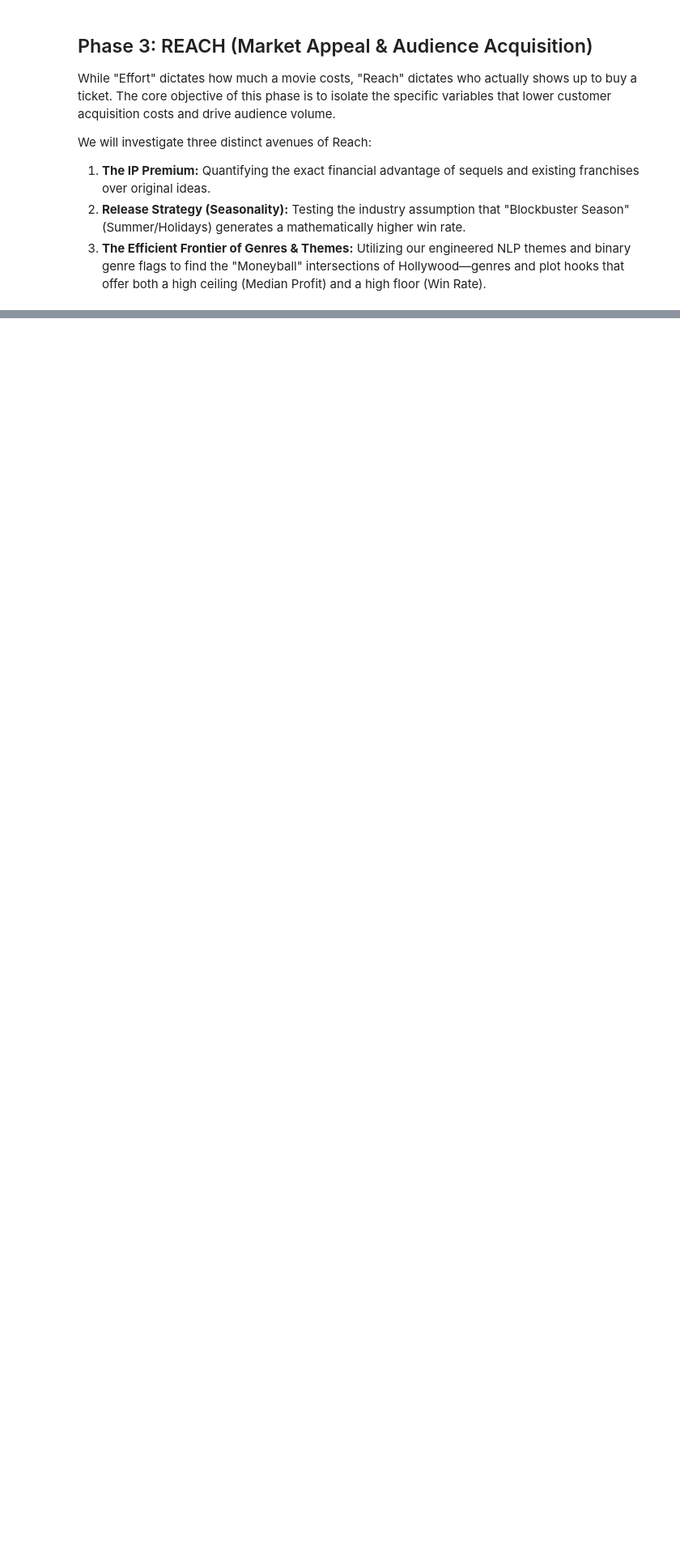
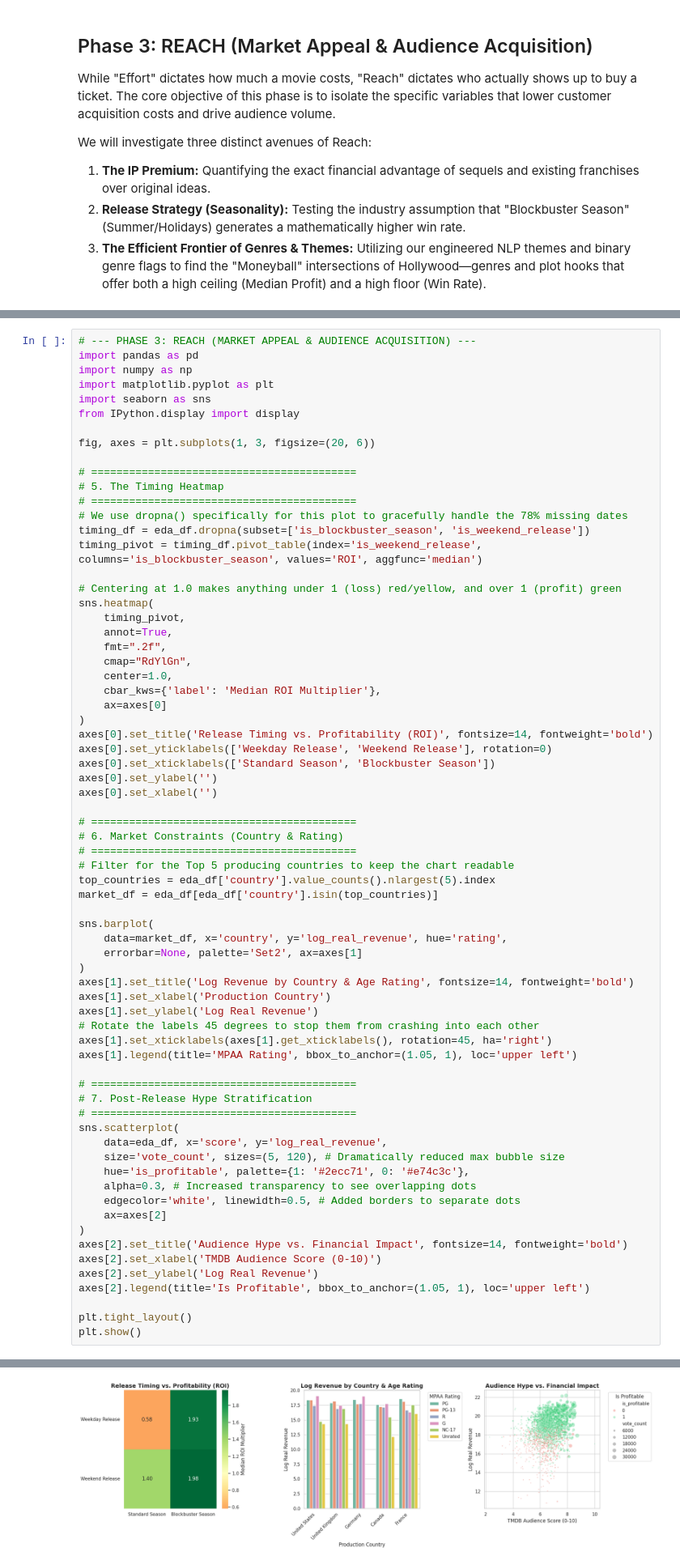
Before and after one commit to JohnnySolo/Data-Analysis-Project---Blockbuster-Movies, a Jupyter notebook: EDA_Notebook_4th_edition.ipynb, the cells around one changed output, grey strips where cells are left out. Shown at 81% size. Drawn from its saved outputs; the diff is of its cells as text; blank space fills up the shorter version.

```diff
--- a/EDA_Notebook_4th_edition.ipynb
+++ b/EDA_Notebook_4th_edition.ipynb
@@ -502,0 +610,70 @@ Passing `palette` without assigning `hue` is deprecated and will be removed in v
+# %%
+# --- PHASE 3: REACH (MARKET APPEAL & AUDIENCE ACQUISITION) ---
+import pandas as pd
+import numpy as np
+import matplotlib.pyplot as plt
+import seaborn as sns
+from IPython.display import display
+
+fig, axes = plt.subplots(1, 3, figsize=(20, 6))
+
+# ==========================================
+# 5. The Timing Heatmap
+# ==========================================
+# We use dropna() specifically for this plot to gracefully handle the 78% missing dates
+timing_df = eda_df.dropna(subset=['is_blockbuster_season', 'is_weekend_release'])
+timing_pivot = timing_df.pivot_table(index='is_weekend_release', columns='is_blockbuster_season', values='ROI', aggfunc='median')
+
+# Centering at 1.0 makes anything under 1 (loss) red/yellow, and over 1 (profit) green
+sns.heatmap(
+    timing_pivot,
+    annot=True,
+    fmt=".2f",
+    cmap="RdYlGn",
+    center=1.0,
+    cbar_kws={'label': 'Median ROI Multiplier'},
+    ax=axes[0]
+)
+axes[0].set_title('Release Timing vs. Profitability (ROI)', fontsize=14, fontweight='bold')
+axes[0].set_yticklabels(['Weekday Release', 'Weekend Release'], rotation=0)
+axes[0].set_xticklabels(['Standard Season', 'Blockbuster Season'])
+axes[0].set_ylabel('')
+axes[0].set_xlabel('')
+
+# ==========================================
+# 6. Market Constraints (Country & Rating)
+# ==========================================
+# Filter for the Top 5 producing countries to keep the chart readable
+top_countries = eda_df['country'].value_counts().nlargest(5).index
+market_df = eda_df[eda_df['country'].isin(top_countries)]
+
+sns.barplot(
+    data=market_df, x='country', y='log_real_revenue', hue='rating',
+    errorbar=None, palette='Set2', ax=axes[1]
+)
+axes[1].set_title('Log Revenue by Country & Age Rating', fontsize=14, fontweight='bold')
+axes[1].set_xlabel('Production Country')
+axes[1].set_ylabel('Log Real Revenue')
+# Rotate the labels 45 degrees to stop them from crashing into each other
+axes[1].set_xticklabels(axes[1].get_xticklabels(), rotation=45, ha='right')
+axes[1].legend(title='MPAA Rating', bbox_to_anchor=(1.05, 1), loc='upper left')
+
+# ==========================================
+# 7. Post-Release Hype Stratification
+# ==========================================
+sns.scatterplot(
+    data=eda_df, x='score', y='log_real_revenue',
+    size='vote_count', sizes=(5, 120), # Dramatically reduced max bubble size
+    hue='is_profitable', palette={1: '#2ecc71', 0: '#e74c3c'},
+    alpha=0.3, # Increased transparency to see overlapping dots
+    edgecolor='white', linewidth=0.5, # Added borders to separate dots
+    ax=axes[2]
+)
+axes[2].set_title('Audience Hype vs. Financial Impact', fontsize=14, fontweight='bold')
+axes[2].set_xlabel('TMDB Audience Score (0-10)')
+axes[2].set_ylabel('Log Real Revenue')
+axes[2].legend(title='Is Profitable', bbox_to_anchor=(1.05, 1), loc='upper left')
+
+plt.tight_layout()
+plt.show()
+# %% [output]
@@ -502,0 +681 @@ Passing `palette` without assigning `hue` is deprecated and will be removed in v
+[figure, added]
```
Also changed, not shown: parts of 9 cells of this notebook.
